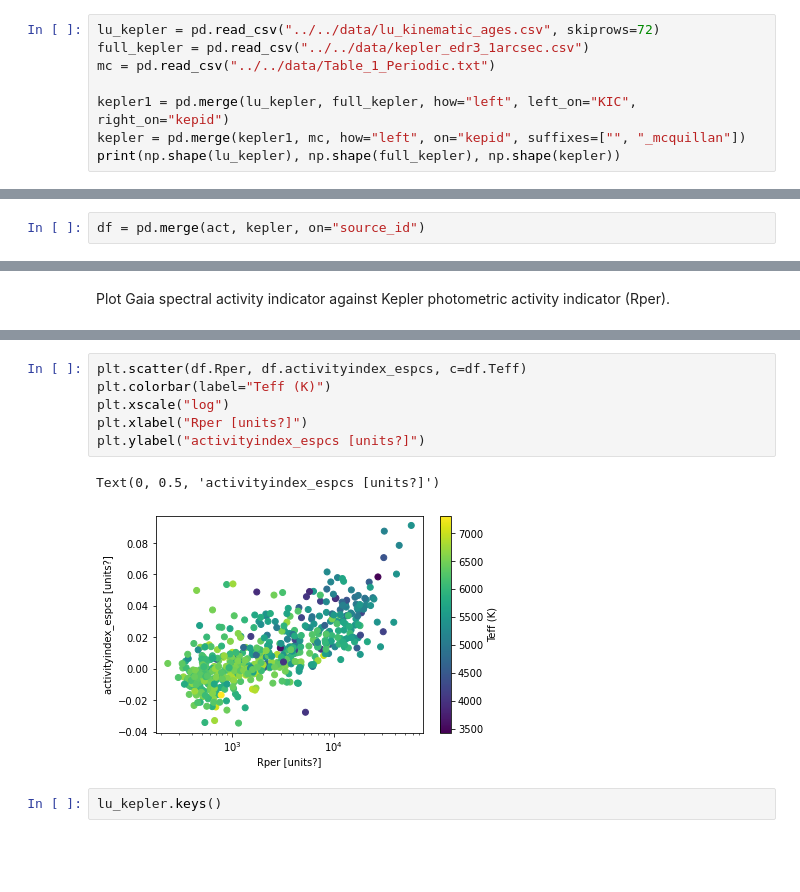
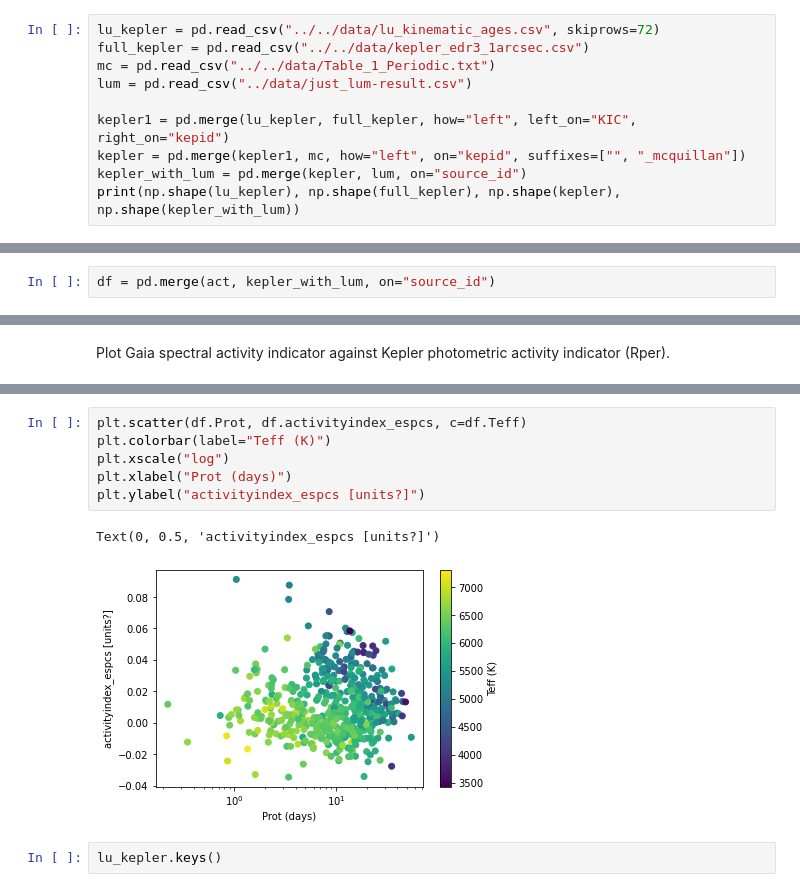
Before and after one commit to RuthAngus/GaiaFete, a Jupyter notebook: notebooks/How_many_activity_indicators?.ipynb, the cells around one changed output, grey strips where cells are left out. Drawn from its saved outputs; the diff is of its cells as text; blank space fills up the shorter version.

```diff
--- a/notebooks/How_many_activity_indicators?.ipynb
+++ b/notebooks/How_many_activity_indicators?.ipynb
@@ -18,8 +22,10 @@ Load rotation and age files
 lu_kepler = pd.read_csv("../../data/lu_kinematic_ages.csv", skiprows=72)
 full_kepler = pd.read_csv("../../data/kepler_edr3_1arcsec.csv")
 mc = pd.read_csv("../../data/Table_1_Periodic.txt")
+lum = pd.read_csv("../data/just_lum-result.csv")
 
 kepler1 = pd.merge(lu_kepler, full_kepler, how="left", left_on="KIC", right_on="kepid")
 kepler = pd.merge(kepler1, mc, how="left", on="kepid", suffixes=["", "_mcquillan"])
-print(np.shape(lu_kepler), np.shape(full_kepler), np.shape(kepler))
+kepler_with_lum = pd.merge(kepler, lum, on="source_id")
+print(np.shape(lu_kepler), np.shape(full_kepler), np.shape(kepler), np.shape(kepler_with_lum))
 # %% [output]
@@ -27,5 +33,5 @@ print(np.shape(lu_kepler), np.shape(full_kepler), np.shape(kepler))
 # %%
-df = pd.merge(act, kepler, on="source_id")
+df = pd.merge(act, kepler_with_lum, on="source_id")
 # %%
 [col for col in df.columns if 'age' in col]
 # %% [output]
@@ -47,12 +63,12 @@ Plot Gaia spectral activity indicator against Kepler photometric activity indica
 # %%
-plt.scatter(df.Rper, df.activityindex_espcs, c=df.Teff)
+plt.scatter(df.Prot, df.activityindex_espcs, c=df.Teff)
 plt.colorbar(label="Teff (K)")
 plt.xscale("log")
-plt.xlabel("Rper [units?]")
+plt.xlabel("Prot (days)")
 plt.ylabel("activityindex_espcs [units?]")
 # %% [output]
 Text(0, 0.5, 'activityindex_espcs [units?]')
-[figure, old version]
+[figure, new version]
 # %%
 lu_kepler.keys()
 # %% [output]
```
Also changed, not shown: parts of 6 cells of this notebook, 1 other file.
